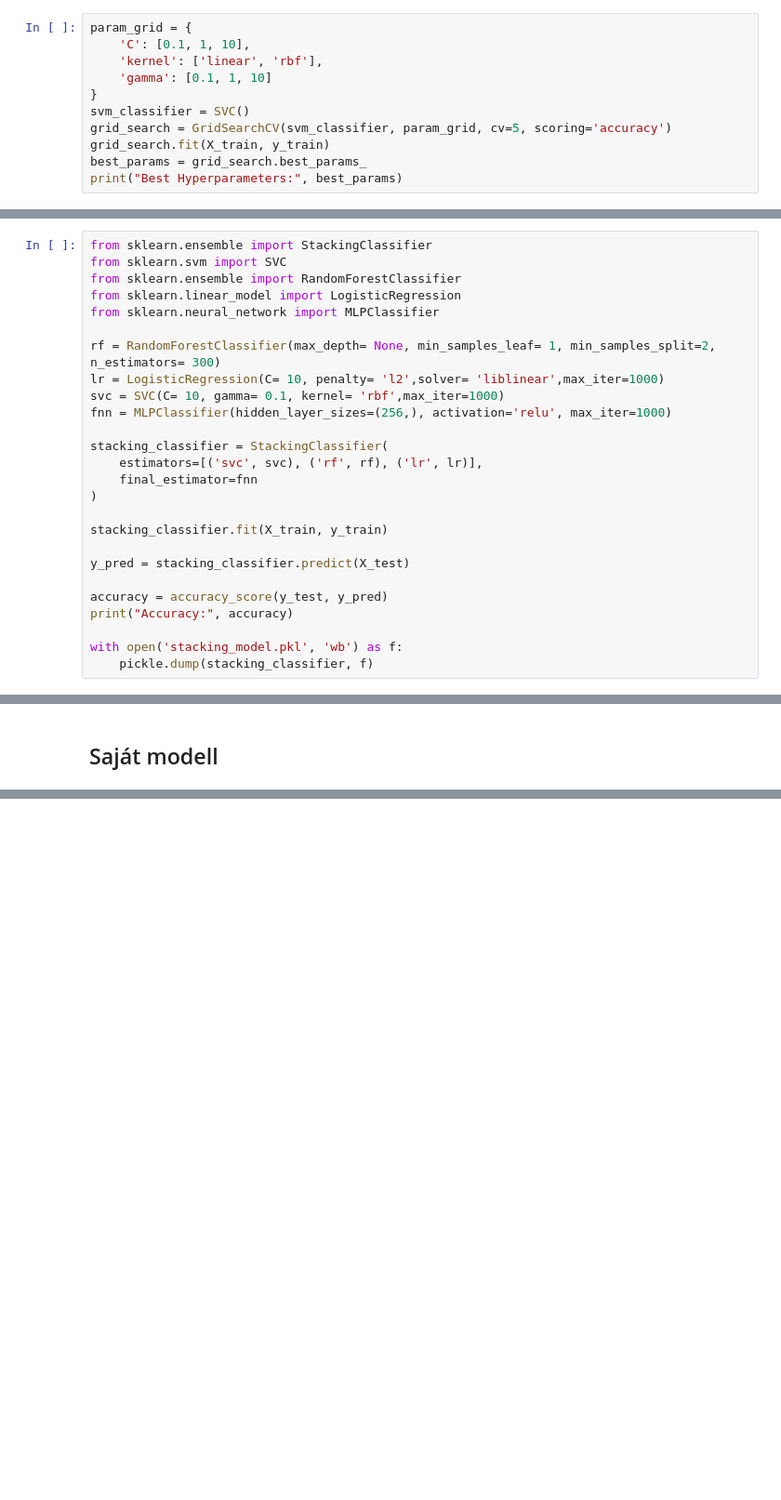
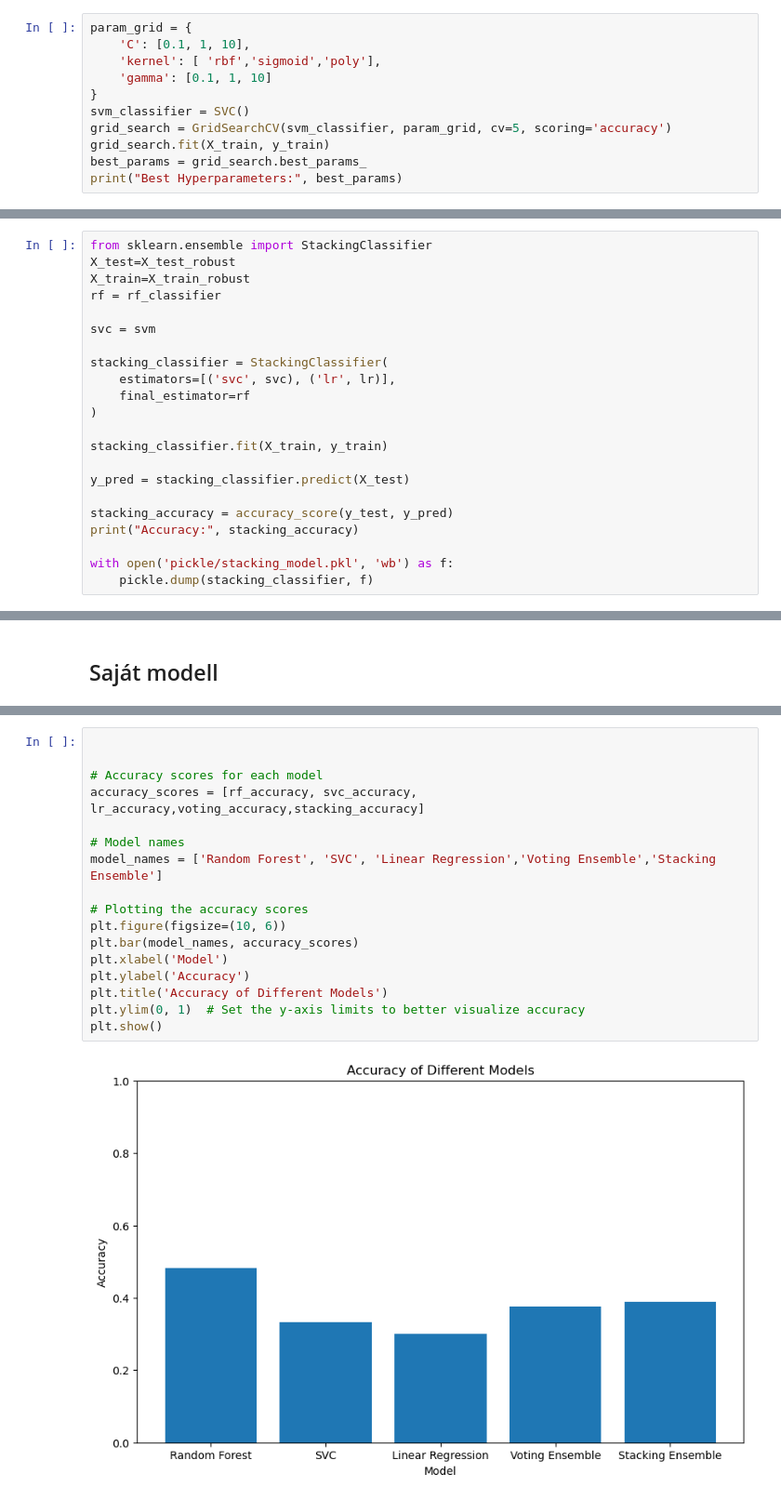
Before and after one commit to davidjoo2000/Video_Games_Sales_Classification, a Jupyter notebook: videogamessales_classificaton.ipynb, the cells around one changed output, grey strips where cells are left out. Shown at 93% size. Cells and saved outputs as stored; diff of their text form; blank space fills up the shorter version.

```diff
--- a/videogamessales_classificaton.ipynb
+++ b/videogamessales_classificaton.ipynb
@@ -273,7 +312,7 @@ with open('svm_model.pkl', 'wb') as f:
 # %%
 param_grid = {
     'C': [0.1, 1, 10],
-    'kernel': ['linear', 'rbf'],
+    'kernel': [ 'rbf','sigmoid','poly'],
     'gamma': [0.1, 1, 10]
 }
 svm_classifier = SVC()
@@ -359,27 +403,23 @@ with open('voting_classifier.pkl', 'wb') as f:
 ## Stacking
 # %%
 from sklearn.ensemble import StackingClassifier
-from sklearn.svm import SVC
-from sklearn.ensemble import RandomForestClassifier
-from sklearn.linear_model import LogisticRegression
-from sklearn.neural_network import MLPClassifier
+X_test=X_test_robust
+X_train=X_train_robust
+rf = rf_classifier
 
-rf = RandomForestClassifier(max_depth= None, min_samples_leaf= 1, min_samples_split=2, n_estimators= 300)
-lr = LogisticRegression(C= 10, penalty= 'l2',solver= 'liblinear',max_iter=1000)
-svc = SVC(C= 10, gamma= 0.1, kernel= 'rbf',max_iter=1000)
-fnn = MLPClassifier(hidden_layer_sizes=(256,), activation='relu', max_iter=1000)
+svc = svm
 
 stacking_classifier = StackingClassifier(
-    estimators=[('svc', svc), ('rf', rf), ('lr', lr)],
-    final_estimator=fnn
+    estimators=[('svc', svc), ('lr', lr)],
+    final_estimator=rf
 )
 
 stacking_classifier.fit(X_train, y_train)
 
 y_pred = stacking_classifier.predict(X_test)
 
-accuracy = accuracy_score(y_test, y_pred)
-print("Accuracy:", accuracy)
+stacking_accuracy = accuracy_score(y_test, y_pred)
+print("Accuracy:", stacking_accuracy)
 
-with open('stacking_model.pkl', 'wb') as f:
+with open('pickle/stacking_model.pkl', 'wb') as f:
     pickle.dump(stacking_classifier, f)
@@ -447,0 +493,19 @@ Best Accuracy:  0.42114709814389545
+# %%
+
+
+# Accuracy scores for each model
+accuracy_scores = [rf_accuracy, svc_accuracy, lr_accuracy,voting_accuracy,stacking_accuracy]
+
+# Model names
+model_names = ['Random Forest', 'SVC', 'Linear Regression','Voting Ensemble','Stacking Ensemble']
+
+# Plotting the accuracy scores
+plt.figure(figsize=(10, 6))
+plt.bar(model_names, accuracy_scores)
+plt.xlabel('Model')
+plt.ylabel('Accuracy')
+plt.title('Accuracy of Different Models')
+plt.ylim(0, 1)  # Set the y-axis limits to better visualize accuracy
+plt.show()
+# %% [output]
+[figure, added]
```
Also changed, not shown: parts of 23 cells of this notebook, 3 other files.
